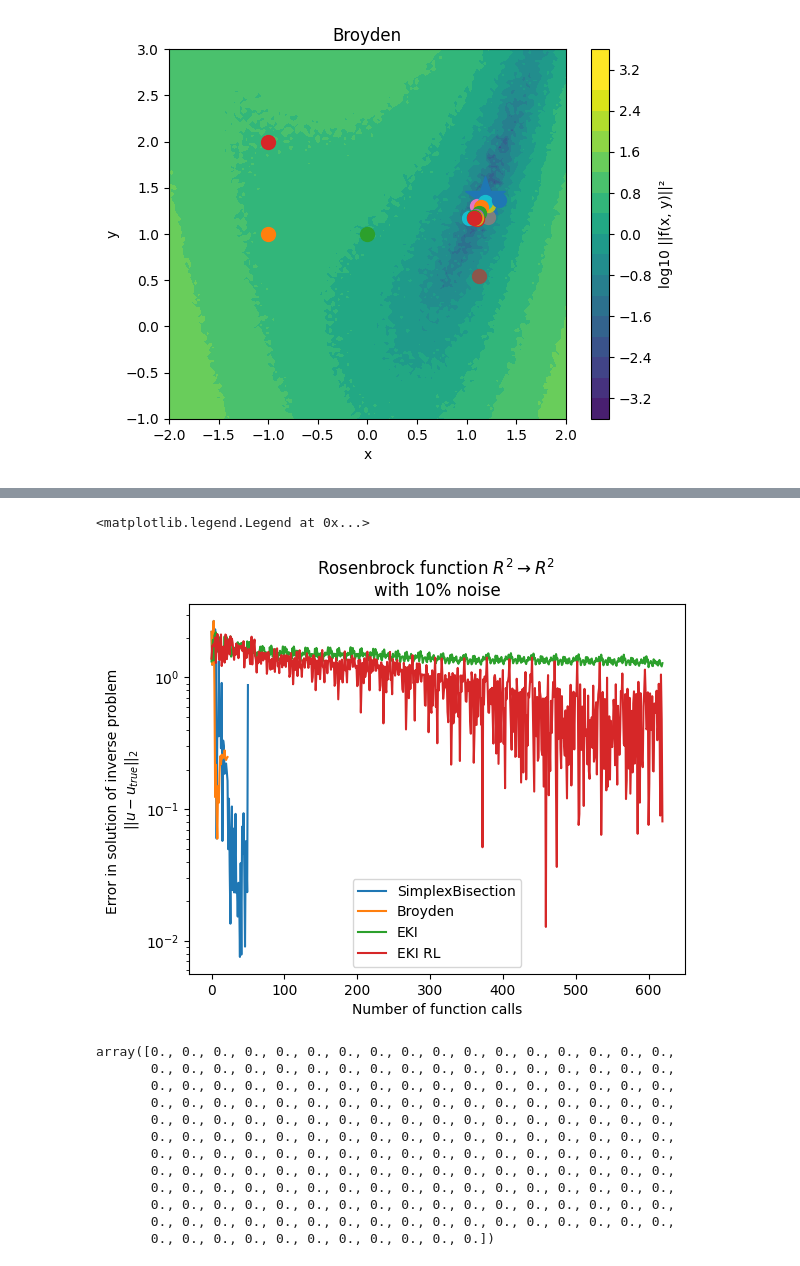
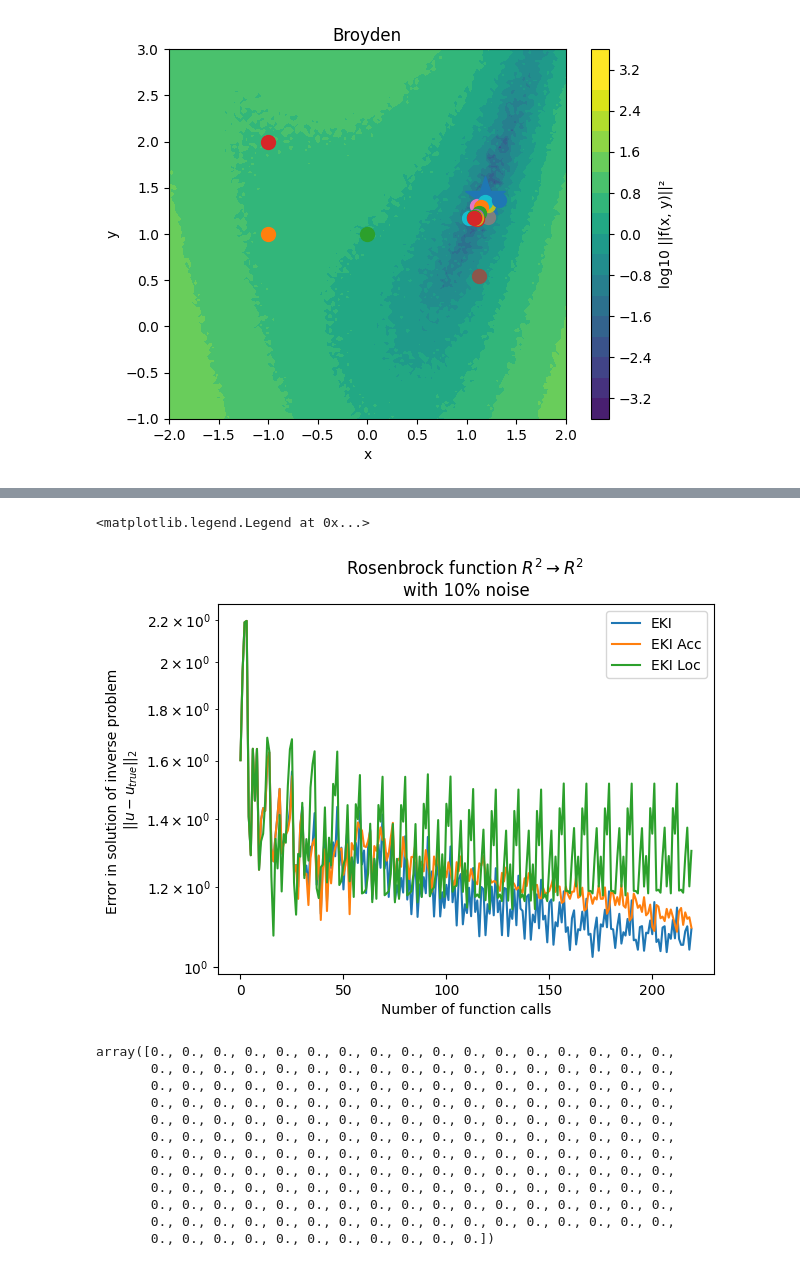
Before and after one commit to m2lines/benchmark-calibration, a Jupyter notebook: notebooks/Benchmark.ipynb, the cells around one changed output, grey strips where cells are left out. Saved outputs shown, nothing was run; the diff lists cells and outputs as text; code cells hidden in the pictures.

Commit message:
Benchmarking misfit controller, localization and accelerator

```diff
--- a/notebooks/Benchmark.ipynb
+++ b/notebooks/Benchmark.ipynb
@@ -282,0 +323,13 @@ Text(0.5, 1.0, 'EKI RL')
+# %%
+f_eki_acc = Rosenbrock(noise=0.3, seed=7)
+_, stats = EKI(f_eki_acc, niters=20, ens_size=10, noise=0.3, uniform=True, low=[-1,1], high=[0,2],
+               y = np.zeros(2), seed=0,
+               julia_backend=True,
+               accelerator = "NesterovAccelerator()"
+              );
+f_eki_acc.plot()
+for x in stats['x_ens'][-1].T:
+    plt.plot(x[0], x[1], marker='o', markersize=5, color='k')
+plt.xlim([-2,2])
+plt.ylim([-1,3])
+plt.title('EKI Acc')
@@ -282,0 +339,13 @@ Text(0.5, 1.0, 'EKI RL')
+# %%
+f_eki_loc = Rosenbrock(noise=0.3, seed=7)
+_, stats = EKI(f_eki_loc, niters=20, ens_size=10, noise=0.3, uniform=True, low=[-1,1], high=[0,2],
+               y = np.zeros(2), seed=0,
+               julia_backend=True,
+               localization_method = "EnsembleKalmanProcesses.Localizers.SECNice()"
+              );
+f_eki_loc.plot()
+for x in stats['x_ens'][-1].T:
+    plt.plot(x[0], x[1], marker='o', markersize=5, color='k')
+plt.xlim([-2,2])
+plt.ylim([-1,3])
+plt.title('EKI Loc')
@@ -283,16 +371,22 @@ Text(0.5, 1.0, 'EKI RL')
 # %%
-plt.plot(f_bisection.errors, label='SimplexBisection')
-plt.plot(f_broyden.errors, label='Broyden')
+#plt.plot(f_bisection.errors, label='SimplexBisection')
+#plt.plot(f_broyden.errors, label='Broyden')
 plt.plot(f_eki.errors, label='EKI')
-plt.plot(f_eki_rl.errors, label='EKI RL')
+#plt.plot(f_eki_rl.errors, label='EKI RL')
+
+plt.plot(f_eki_acc.errors, label='EKI Acc')
+plt.plot(f_eki_loc.errors, label='EKI Loc')
+#plt.plot(f_eki_msf.errors, label='EKI Msf')
+
+
 plt.yscale('log')
 plt.xlabel('Number of function calls')
 plt.ylabel('Error in solution of inverse problem \n$||u-u_{true}||_2$')
 plt.title('Rosenbrock function $R^2 \\to R^2$ \nwith 10% noise')
 plt.legend()
 # %% [output]
 <matplotlib.legend.Legend at 0x...>
-[figure, old version]
+[figure, new version]
 # %%
 import numpy as np
 import matplotlib.pyplot as plt
```
Also changed, not shown: parts of 34 cells of this notebook, 1 other file.
